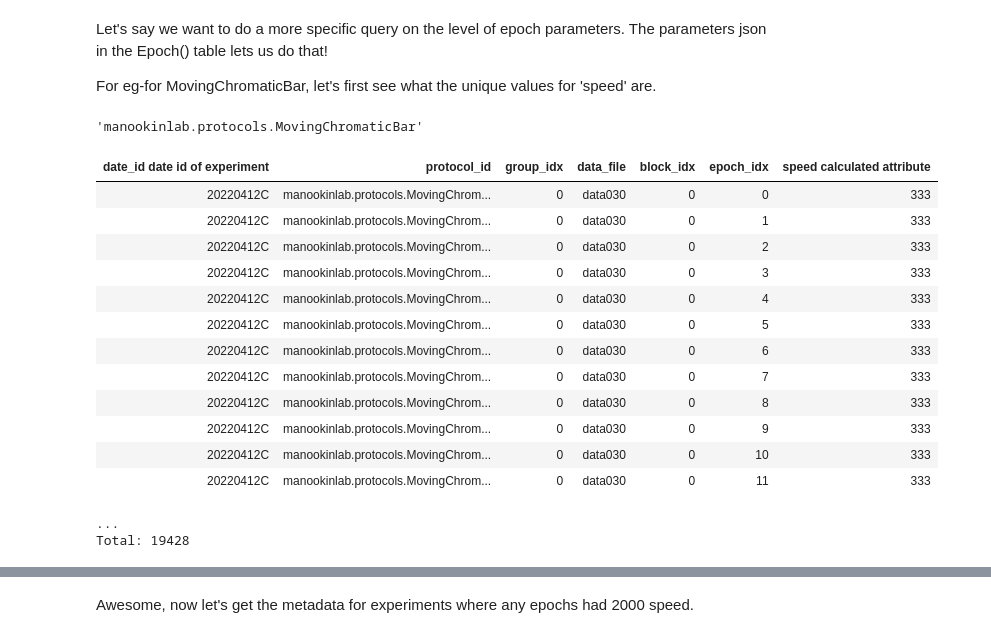
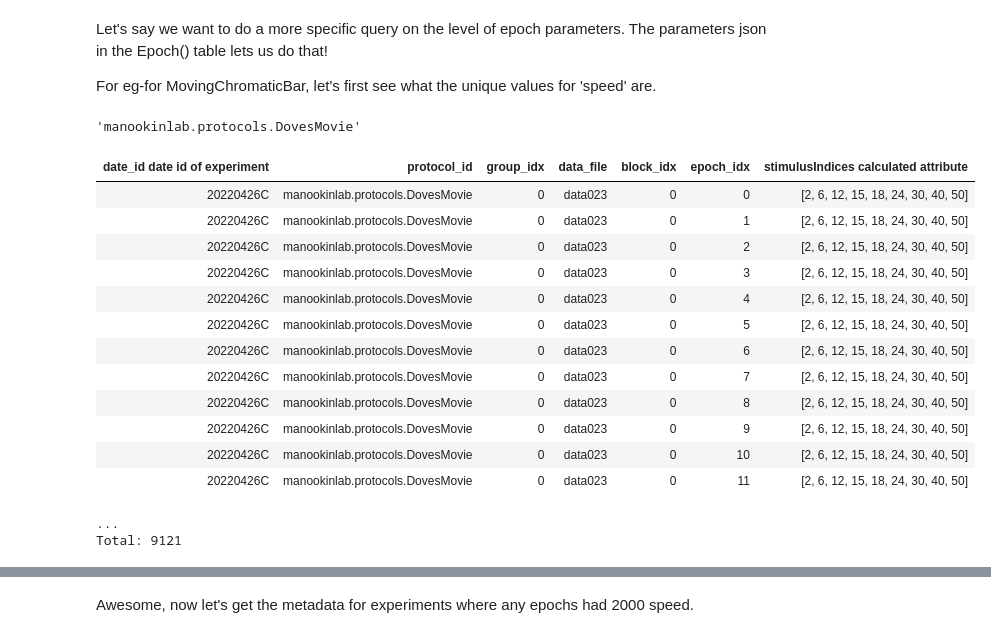
Before and after one commit to vmr160030/datajoint, a Jupyter notebook: nbs/202402_dj_tutorial.ipynb, the cells around one changed output, grey strips where cells are left out. Saved outputs shown, nothing was run; the diff lists cells and outputs as text; code cells hidden in the pictures.

```diff
--- a/nbs/202402_dj_tutorial.ipynb
+++ b/nbs/202402_dj_tutorial.ipynb
@@ -46,7 +49,7 @@ print(djp.STR_SORT_PATH)
 Load metadata
 # %%
 # Put path to NAS array json's here
-str_metadata_dir = '/Volumes/data-1/data/metadata/json/'
+str_metadata_dir = '/Volumes/data/data/metadata/json/'
 # %%
 # This may take a few minutes if running for the first time.
 djm.load_metadata(str_metadata_dir)
@@ -140,28 +160,28 @@ Let's say we want to do a more specific query on the level of epoch parameters.
 
 For eg-for MovingChromaticBar, let's first see what the unique values for 'speed' are.
 # %%
-str_protocol = ls_protocols[4]
+str_protocol = ls_protocols[0]
 str_protocol
 # %% [output]
-'manookinlab.protocols.MovingChromaticBar'
+'manookinlab.protocols.DovesMovie'
 # %%
 # I'll project the Epoch table to pull out just the speed parameter for every epoch of this protocol.
-bar_speed = (djm.Epoch() & f'protocol_id="{str_protocol}"').proj(speed="parameters->>'$.speed'")
-bar_speed
+idx = (djm.Epoch() & f'protocol_id="{str_protocol}"').proj(stimulusIndices="parameters->>'$.stimulusIndices'")
+idx
 # %% [output]
-| date_id date id of experiment | protocol_id | group_idx | data_file | block_idx | epoch_idx | speed calculated attribute |
-| 20220412C | manookinlab.protocols.MovingChrom... | 0 | data030 | 0 | 0 | 333 |
-| 20220412C | manookinlab.protocols.MovingChrom... | 0 | data030 | 0 | 1 | 333 |
-| 20220412C | manookinlab.protocols.MovingChrom... | 0 | data030 | 0 | 2 | 333 |
-| 20220412C | manookinlab.protocols.MovingChrom... | 0 | data030 | 0 | 3 | 333 |
-| 20220412C | manookinlab.protocols.MovingChrom... | 0 | data030 | 0 | 4 | 333 |
-| 20220412C | manookinlab.protocols.MovingChrom... | 0 | data030 | 0 | 5 | 333 |
-| 20220412C | manookinlab.protocols.MovingChrom... | 0 | data030 | 0 | 6 | 333 |
-| 20220412C | manookinlab.protocols.MovingChrom... | 0 | data030 | 0 | 7 | 333 |
-| 20220412C | manookinlab.protocols.MovingChrom... | 0 | data030 | 0 | 8 | 333 |
-| 20220412C | manookinlab.protocols.MovingChrom... | 0 | data030 | 0 | 9 | 333 |
-| 20220412C | manookinlab.protocols.MovingChrom... | 0 | data030 | 0 | 10 | 333 |
-| 20220412C | manookinlab.protocols.MovingChrom... | 0 | data030 | 0 | 11 | 333 |
+| date_id date id of experiment | protocol_id | group_idx | data_file | block_idx | epoch_idx | stimulusIndices calculated attribute |
+| 20220426C | manookinlab.protocols.DovesMovie | 0 | data023 | 0 | 0 | [2, 6, 12, 15, 18, 24, 30, 40, 50] |
+| 20220426C | manookinlab.protocols.DovesMovie | 0 | data023 | 0 | 1 | [2, 6, 12, 15, 18, 24, 30, 40, 50] |
+| 20220426C | manookinlab.protocols.DovesMovie | 0 | data023 | 0 | 2 | [2, 6, 12, 15, 18, 24, 30, 40, 50] |
+| 20220426C | manookinlab.protocols.DovesMovie | 0 | data023 | 0 | 3 | [2, 6, 12, 15, 18, 24, 30, 40, 50] |
+| 20220426C | manookinlab.protocols.DovesMovie | 0 | data023 | 0 | 4 | [2, 6, 12, 15, 18, 24, 30, 40, 50] |
+| 20220426C | manookinlab.protocols.DovesMovie | 0 | data023 | 0 | 5 | [2, 6, 12, 15, 18, 24, 30, 40, 50] |
+| 20220426C | manookinlab.protocols.DovesMovie | 0 | data023 | 0 | 6 | [2, 6, 12, 15, 18, 24, 30, 40, 50] |
+| 20220426C | manookinlab.protocols.DovesMovie | 0 | data023 | 0 | 7 | [2, 6, 12, 15, 18, 24, 30, 40, 50] |
+| 20220426C | manookinlab.protocols.DovesMovie | 0 | data023 | 0 | 8 | [2, 6, 12, 15, 18, 24, 30, 40, 50] |
+| 20220426C | manookinlab.protocols.DovesMovie | 0 | data023 | 0 | 9 | [2, 6, 12, 15, 18, 24, 30, 40, 50] |
+| 20220426C | manookinlab.protocols.DovesMovie | 0 | data023 | 0 | 10 | [2, 6, 12, 15, 18, 24, 30, 40, 50] |
+| 20220426C | manookinlab.protocols.DovesMovie | 0 | data023 | 0 | 11 | [2, 6, 12, 15, 18, 24, 30, 40, 50] |
 ...
-Total: 19428
+Total: 9121
 # %%
```
Also changed, not shown: parts of 10 cells of this notebook, 8 other files.
